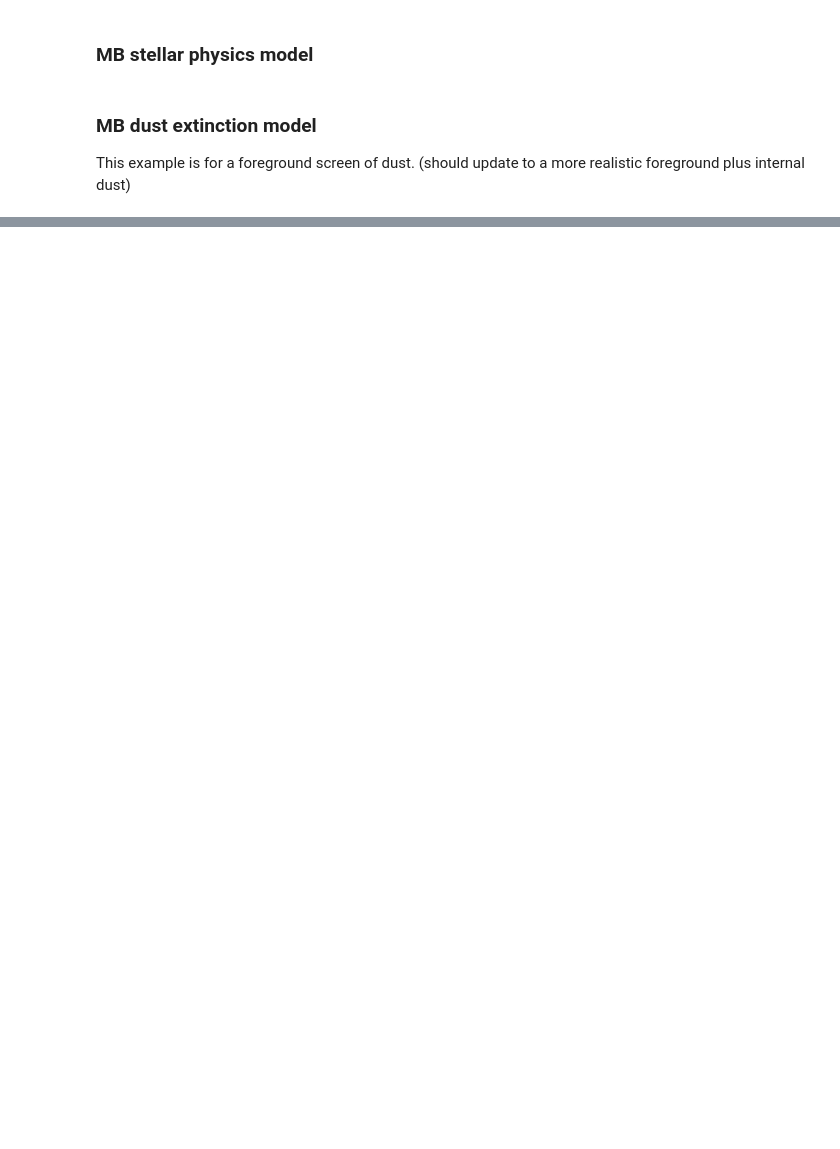
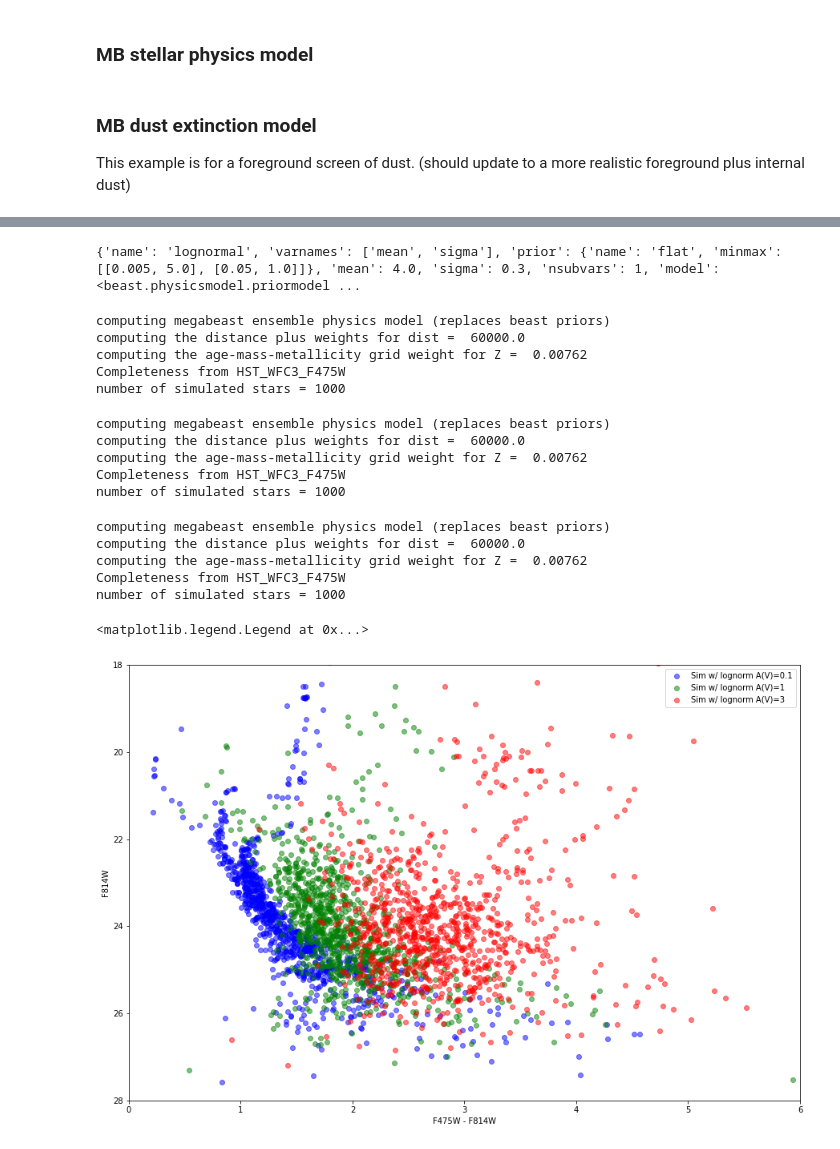
Before and after one commit to karllark/megabeast_test, a Jupyter notebook: scylla_sim/notebooks/MegaBEAST Simulation Example.ipynb, the cells around one changed output, grey strips where cells are left out. Cells and saved outputs as stored; diff of their text form; code cells hidden in the pictures; blank space fills up the shorter version.

```diff
--- a/scylla_sim/notebooks/MegaBEAST Simulation Example.ipynb
+++ b/scylla_sim/notebooks/MegaBEAST Simulation Example.ipynb
@@ -100,5 +103,4 @@ The two dictonaries can be provide in a text file or in code directly.  This not
 # %%
-from megabeast.mbsettings import mbsettings
+from megabeast.mbmodel import MBModel
 
-mbparams = mbsettings()
-mbparams.dict_to_attr(stellar_model | dust_model)
+mod = MBModel(stellar_model, dust_model)
@@ -107,0 +117,75 @@ mbparams.dict_to_attr(stellar_model | dust_model)
+# %%
+from megabeast.tools.simulate_obs import simulate_obs
+
+# format of Av physics model, useful to know which variables to change
+print(mod.physics_model["Av"])
+# %% [output]
+{'name': 'lognormal', 'varnames': ['mean', 'sigma'], 'prior': {'name': 'flat', 'minmax': [[0.005, 5.0], [0.05, 1.0]]}, 'mean': 4.0, 'sigma': 0.3, 'nsubvars': 1, 'model': <beast.physicsmodel.priormodel ...
+# %%
+mod.physics_model["Av"]["mean"] = 0.1
+simcat_av01 = simulate_obs(
+    "../beast_sim/scylla_sim/scylla_sim_seds.grid.hd5",
+    "../beast_sim/scylla_sim/scylla_sim_noisemodel.grid.hd5",
+    mbmodel=mod,
+    nsim=1000,
+    compl_filter="F475W",
+    weight_to_use="weight",
+)
+# %% [output]
+computing megabeast ensemble physics model (replaces beast priors)
+computing the distance plus weights for dist =  60000.0
+computing the age-mass-metallicity grid weight for Z =  0.00762
+Completeness from HST_WFC3_F475W
+number of simulated stars = 1000
+# %%
+mod.physics_model["Av"]["mean"] = 1.0
+simcat_av1 = simulate_obs(
+    "../beast_sim/scylla_sim/scylla_sim_seds.grid.hd5",
+    "../beast_sim/scylla_sim/scylla_sim_noisemodel.grid.hd5",
+    mbmodel=mod,
+    nsim=1000,
+    compl_filter="F475W",
+    weight_to_use="weight",
+)
+# %% [output]
+computing megabeast ensemble physics model (replaces beast priors)
+computing the distance plus weights for dist =  60000.0
+computing the age-mass-metallicity grid weight for Z =  0.00762
+Completeness from HST_WFC3_F475W
+number of simulated stars = 1000
+# %%
+mod.physics_model["Av"]["mean"] = 3.0
+simcat_av3 = simulate_obs(
+    "../beast_sim/scylla_sim/scylla_sim_seds.grid.hd5",
+    "../beast_sim/scylla_sim/scylla_sim_noisemodel.grid.hd5",
+    mbmodel=mod,
+    nsim=1000,
+    compl_filter="F475W",
+    weight_to_use="weight",
+)
+# %% [output]
+computing megabeast ensemble physics model (replaces beast priors)
+computing the distance plus weights for dist =  60000.0
+computing the age-mass-metallicity grid weight for Z =  0.00762
+Completeness from HST_WFC3_F475W
+number of simulated stars = 1000
+# %%
+import matplotlib.pyplot as plt
+
+band1 = "F475W"
+band2 = "F814W"
+plt.figure(figsize=(15, 10))
+plt.plot(simcat_av01[f"{band1}_VEGA"] - simcat_av01[f"{band2}_VEGA"], simcat_av01[f"{band2}_VEGA"],
+         "bo", label="Sim w/ lognorm A(V)=0.1", alpha=0.5)
+plt.plot(simcat_av1[f"{band1}_VEGA"] - simcat_av1[f"{band2}_VEGA"], simcat_av1[f"{band2}_VEGA"],
+         "go", label="Sim w/ lognorm A(V)=1", alpha=0.5)
+plt.plot(simcat_av3[f"{band1}_VEGA"] - simcat_av3[f"{band2}_VEGA"], simcat_av3[f"{band2}_VEGA"],
+         "ro", label="Sim w/ lognorm A(V)=3", alpha=0.5)
+plt.xlim(0.0, 6.0)
+plt.ylim(28, 18)
+plt.xlabel(f"{band1} - {band2}")
+plt.ylabel(f"{band2}")
+plt.legend()
+# %% [output]
+<matplotlib.legend.Legend at 0x...>
+[figure, added]
```
Also changed, not shown: parts of 11 cells of this notebook, 1 other file.
